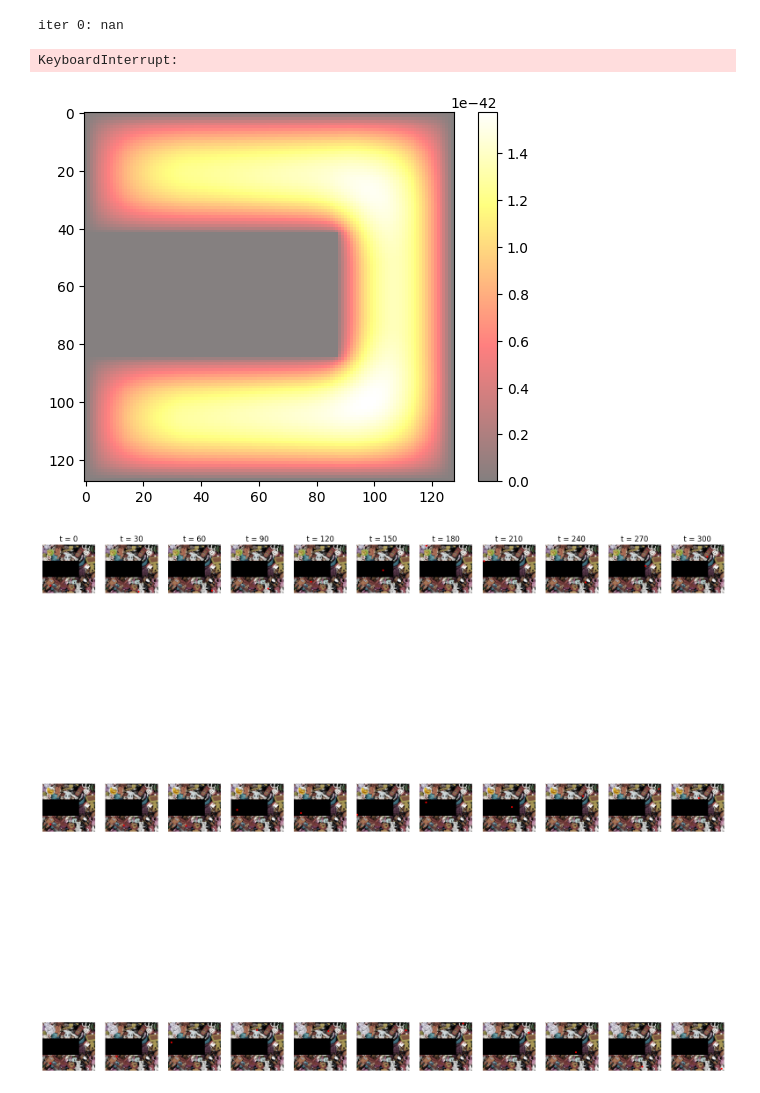
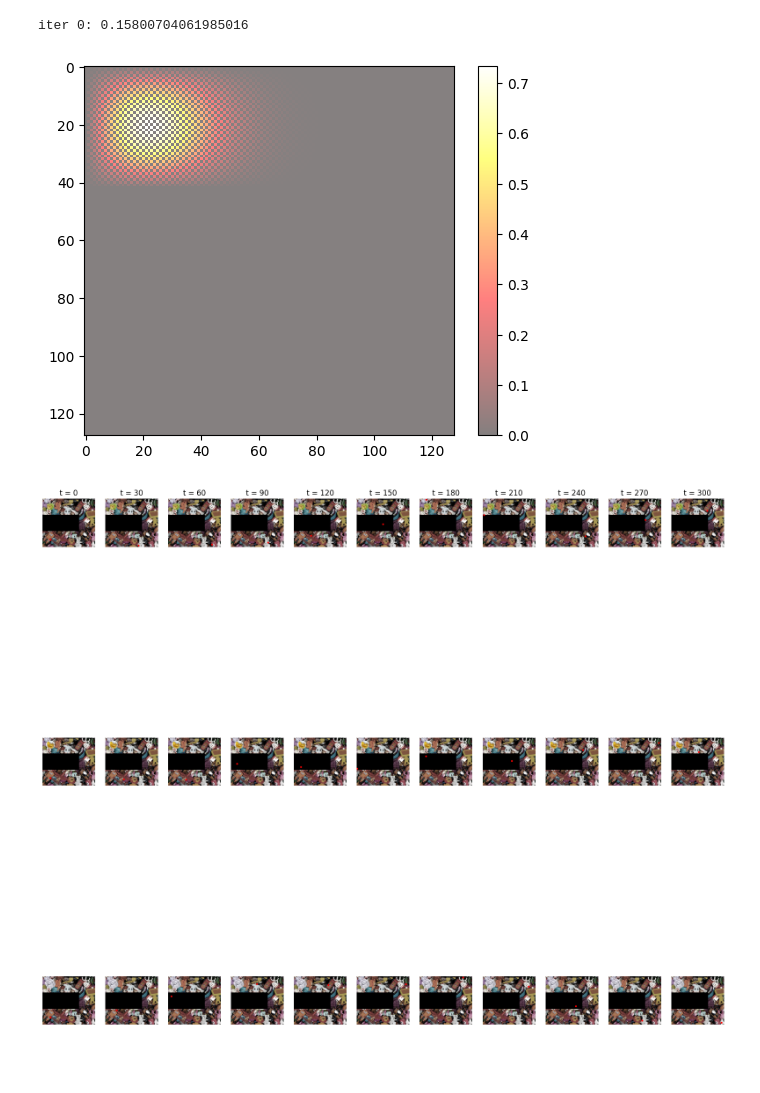
Before and after one commit to pranaboy72/denoisingheat, a Jupyter notebook: heat_diffusion.ipynb, the cells around one changed output. Cells and saved outputs as stored; diff of their text form; code cells hidden in the pictures; blank space fills up the shorter version.

```diff
--- a/heat_diffusion.ipynb
+++ b/heat_diffusion.ipynb
@@ -96,7 +96,7 @@ np.save('./logs/pretrained/heat_distributions.npy', score_field.cpu().numpy())
 bg = gen_obstacles(bg, obstacle_pos)
 obstacle_masks = gen_obstacle_masks(batch_size, bg.size, img_size, obstacle_pos)
 
-for iters in tqdm(range(epochs)):
+for iters in tqdm(range(iterations)):
     goal = (torch.rand(batch_size, 2, device=device, dtype=torch.float32) * 0.2 - 0.1) \
                 * 0.1 + torch.tensor([[-0.7, -0.7]] * batch_size, device=device, dtype=torch.float32)
     # goal = goal.unsqueeze(-2)
@@ -109,9 +109,6 @@ for iters in tqdm(range(epochs)):
     score_field = diffusion.forward_diffusion(t, goal, obstacle_masks)
     score_pred = model(obs, t)
 
-    print(score_field.shape)
-    print(score_pred.shape)
-
     loss = F.mse_loss(score_field, score_pred)
     # loss = F.l1_loss(score_field, score_pred)
     loss.backward()
@@ -120,20 +117,19 @@ for iters in tqdm(range(epochs)):
     if iters % 500 == 0:
         print(f"iter {iters}: {loss.item()}")
 # %% [output]
-iter 0: nan
+iter 0: 0.15800704061985016
-KeyboardInterrupt:
 # %%
 bg = gen_obstacles(bg, obstacle_pos)
 obstacle_masks = gen_obstacle_masks(noise_steps, bg.size, img_size, obstacle_pos)
 goal = torch.tensor([[-0.7,-0.7]]*noise_steps, device=device)
-t = torch.tensor([[i] for i in range(noise_steps)], device=device)
+t = torch.tensor([i for i in range(noise_steps)], device=device)
 ut = diffusion.forward_diffusion(t, goal, obstacle_masks)
 # %%
-plt.imshow(ut[0].cpu().numpy(), cmap='hot', interpolation='nearest', origin='upper', alpha=0.5)
+plt.imshow(ut[2].cpu().numpy(), cmap='hot', interpolation='nearest', origin='upper', alpha=0.5)
 plt.colorbar()
 plt.show()
 # %% [output]
-[figure, old version]
+[figure, new version]
 # %%
 np.save('./results/heat/heat.npy', ut.cpu().numpy())
 # %%
```
Also changed, not shown: parts of 2 cells of this notebook, 2 other files.
